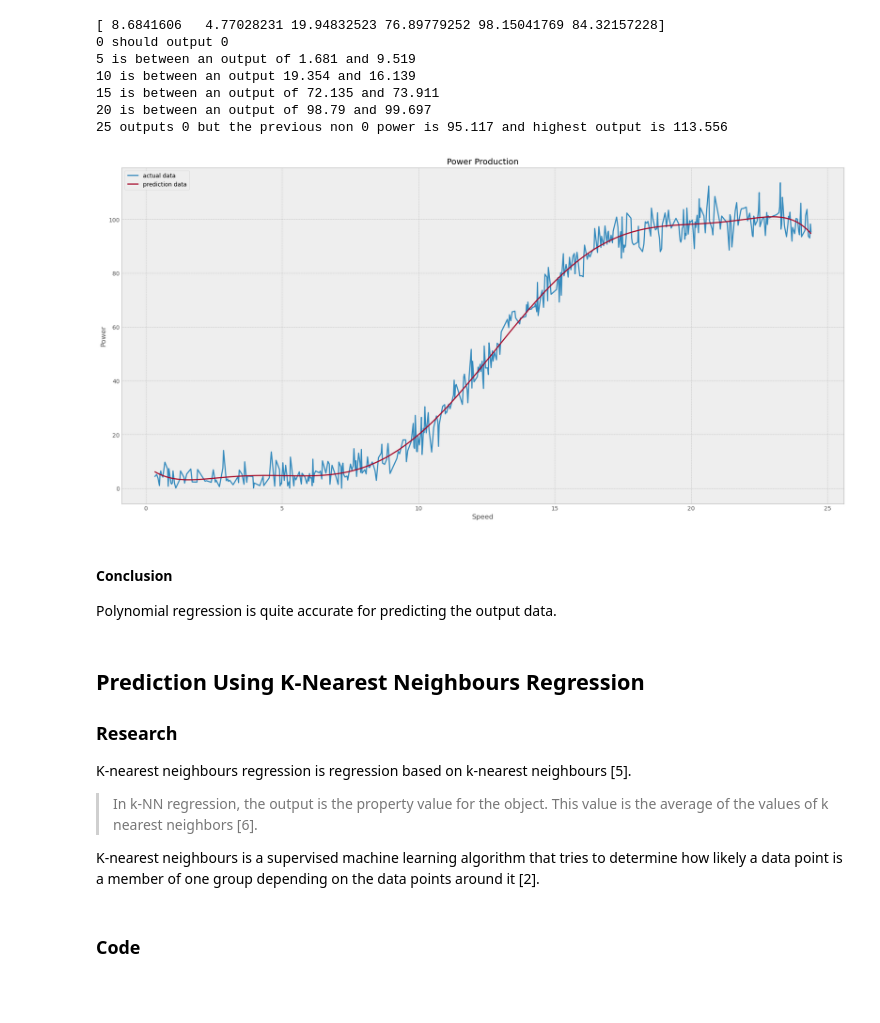
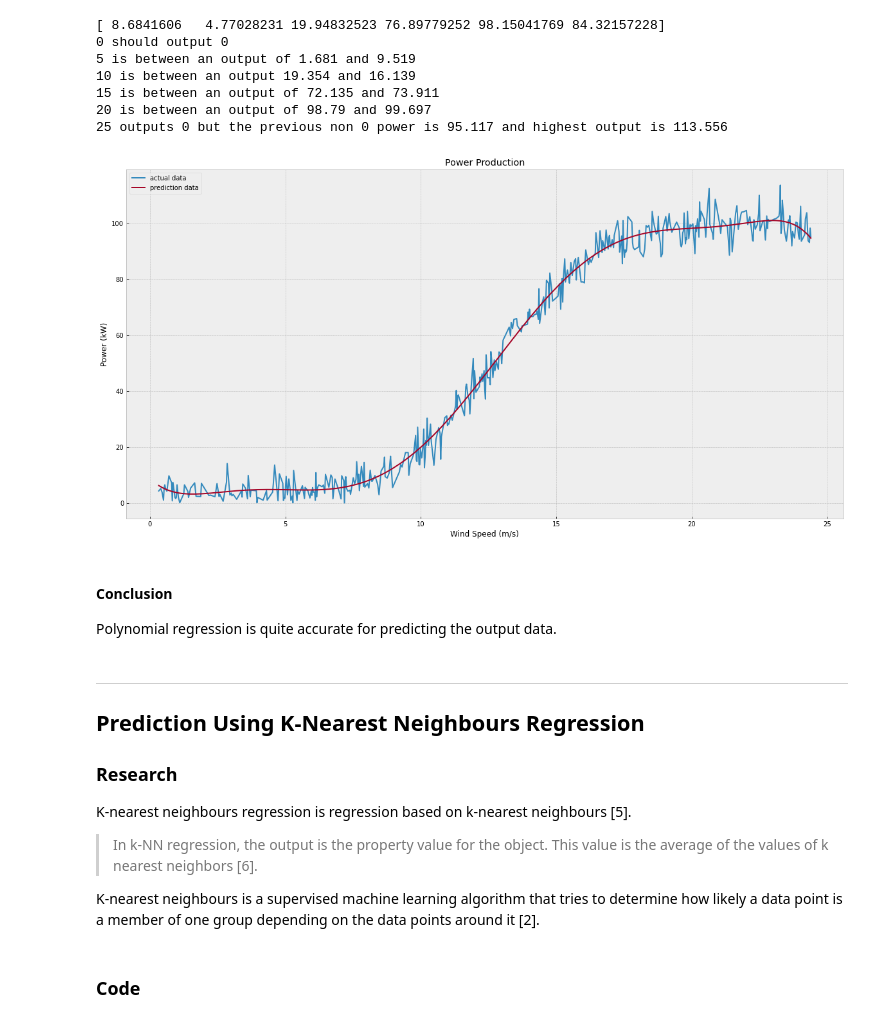
Before and after one commit to WilliamVida/EmergingTechnologiesProject, a Jupyter notebook: Project.ipynb, the cells around one changed output. Cells and saved outputs as stored; diff of their text form; code cells hidden in the pictures; blank space fills up the shorter version.

```diff
--- a/Project.ipynb
+++ b/Project.ipynb
@@ -330,20 +345,21 @@ print("25 outputs 0 but the previous non 0 power is 95.117 and highest output is
 20 is between an output of 98.79 and 99.697
 25 outputs 0 but the previous non 0 power is 95.117 and highest output is 113.556
 # %%
-# Graph the actual data with the predicted data.
+# Graph of the actual data with the predicted data.
 plt.plot(speedPower["speed"], speedPower["power"], label = "actual data")
 plt.plot(X, pol_reg.predict(poly_reg.fit_transform(X)), label = "prediction data")
 plt.title("Power Production")
-plt.xlabel("Speed")
-plt.ylabel("Power")
+plt.xlabel("Wind Speed (m/s)")
+plt.ylabel("Power (kW)")
 plt.legend(loc = "upper left")
 plt.show()
 # %% [output]
-[figure, old version]
+[figure, new version]
 # %% [markdown]
 #### Conclusion
 Polynomial regression is quite accurate for predicting the output data.
 # %% [markdown]
+***
 ## Prediction Using K-Nearest Neighbours Regression
 ### Research
 K-nearest neighbours regression is regression based on k-nearest neighbours [5].
```
Also changed, not shown: parts of 30 cells of this notebook, 6 other files.
